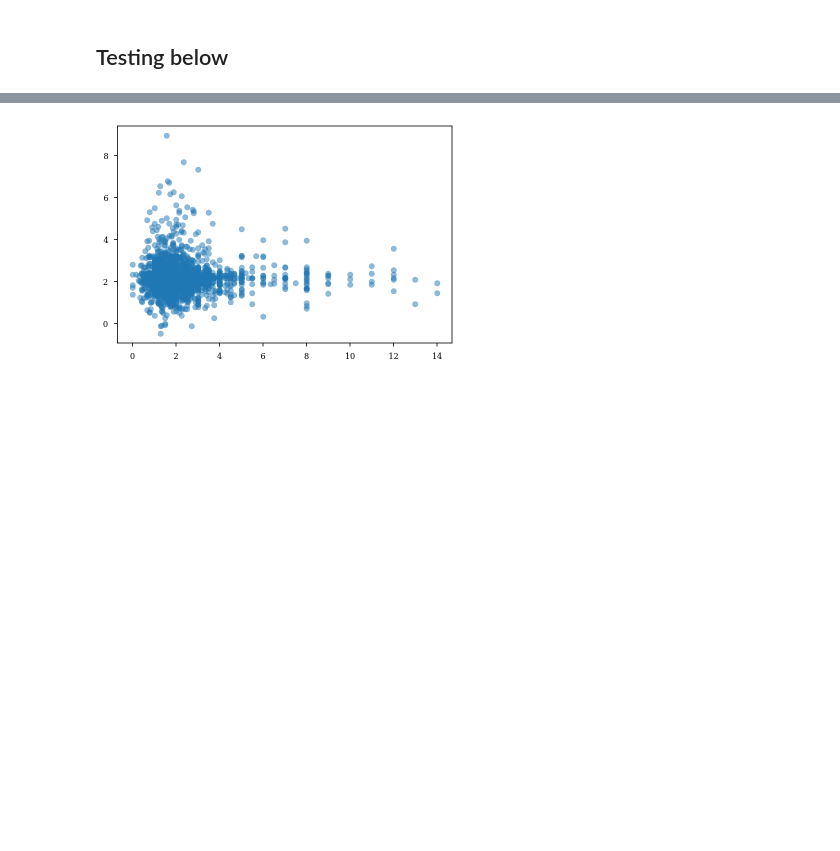
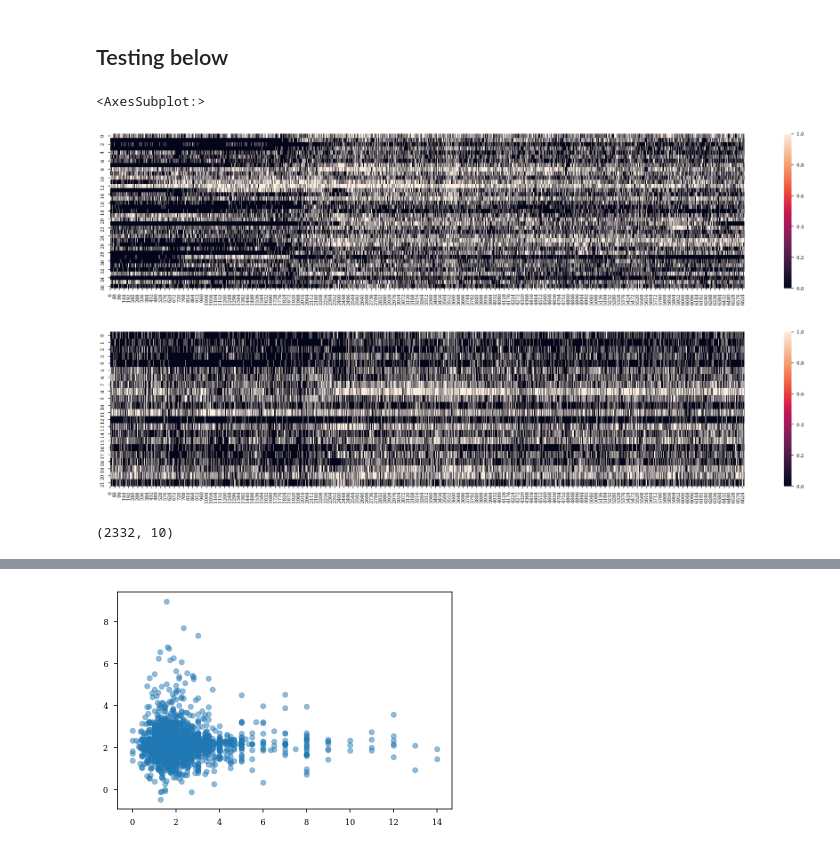
Before and after one commit to ryanharvey1/ripple_heterogeneity, a Jupyter notebook: scripts/readout/predict_downsteam.ipynb, the cells around one changed output, grey strips where cells are left out. Cells and saved outputs as stored; diff of their text form; code cells hidden in the pictures; blank space fills up the shorter version.

```diff
--- a/scripts/readout/predict_downsteam.ipynb
+++ b/scripts/readout/predict_downsteam.ipynb
@@ -69,3 +69,31 @@ ripple_epochs = ripple_epochs[ep_epochs[2]]
+# %%
+st_par = functions.get_participation(
+    st.data,
+    ripple_epochs.starts,
+    ripple_epochs.stops,
+    par_type="binary",
+)
+# %%
+ca1_deep_idx = (
+    cell_metrics.brainRegion.str.contains("CA1").values
+    & (cell_metrics.deepSuperficial == "Deep")
+    & (cell_metrics.putativeCellType.str.contains("Pyr"))
+)
+ca1_sup_idx = (
+    cell_metrics.brainRegion.str.contains("CA1").values
+    & (cell_metrics.deepSuperficial == "Superficial")
+    & (cell_metrics.putativeCellType.str.contains("Pyr"))
+)
+# %%
+plt.figure(figsize=(25,5))
+sns.heatmap(st_par[ca1_deep_idx,:])
+
+plt.figure(figsize=(25,5))
+sns.heatmap(st_par[ca1_sup_idx,:])
+# %% [output]
+<AxesSubplot:>
+[figure, added]
+[figure, added]
 # %%
 ca1_deep_idx = (
     cell_metrics.brainRegion.str.contains("CA1").values
@@ -101,0 +130,8 @@ mec_par = functions.get_participation(st.iloc[:,mec_sup_idx].data,ripple_epochs.
+# %%
+from sklearn.manifold import Isomap
+embedding = Isomap(n_components=10)
+X_transformed = embedding.fit_transform(pfc_par.T)
+
+X_transformed.shape
+# %% [output]
+(2332, 10)
```
Also changed, not shown: parts of 23 cells of this notebook, 1 other file.
